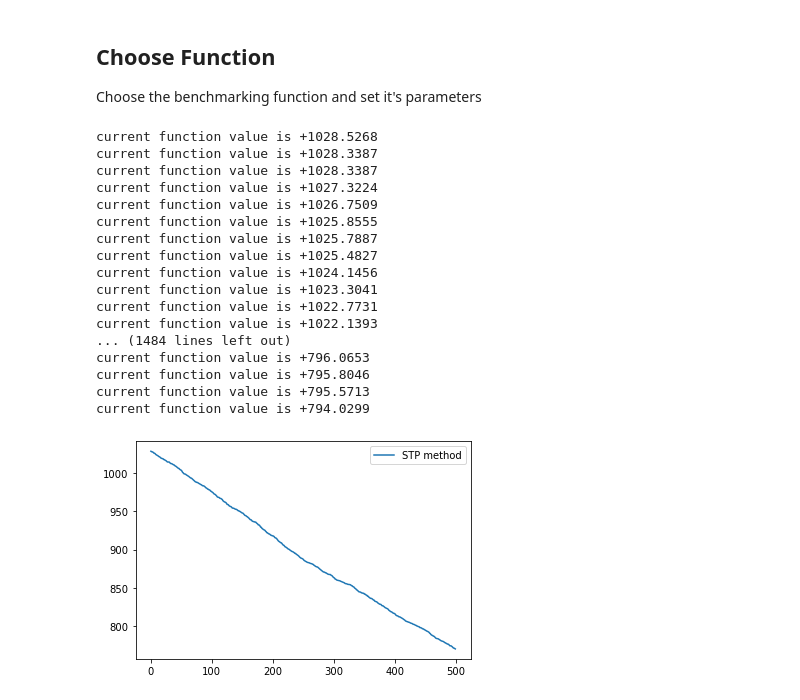
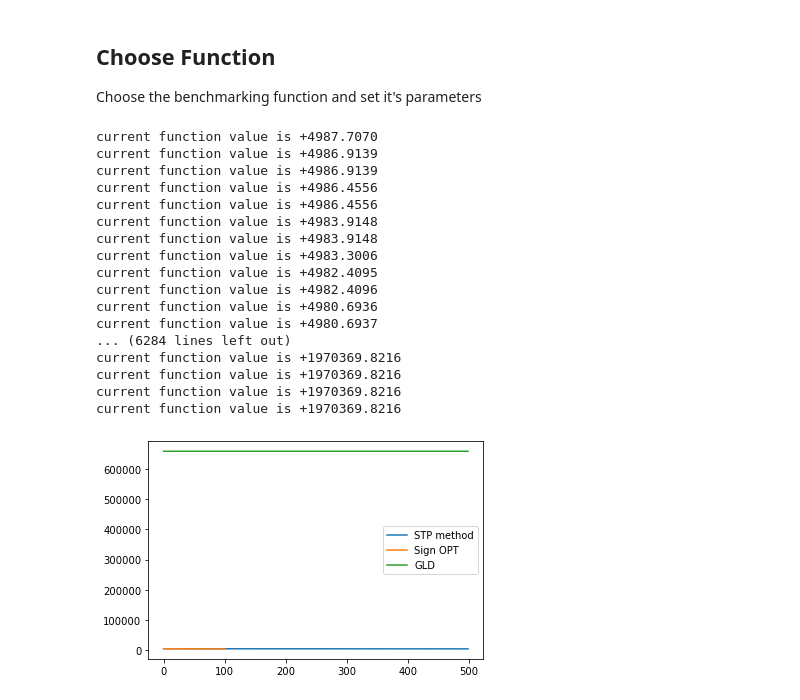
Before and after one commit to DanielMckenzie/CBO_Toolkit, a Jupyter notebook: Untitled Folder/Benchmarking.ipynb, the cells around one changed output. Cells and saved outputs as stored; diff of their text form; code cells hidden in the pictures.

```diff
--- a/Untitled Folder/Benchmarking.ipynb
+++ b/Untitled Folder/Benchmarking.ipynb
@@ -56,9 +58,10 @@ step_size = 0.5
 # %%
 for trials in range(num_trials):
     # Choose new random initialization for each run
-    x_0_all = np.random.randn(n)
-    x_0 = copy.copy(x_0_all)
-    stp = STPOptimizer(direction_vector_type, x_0, n, step_size, obj_func, function_budget)
+    x_0 = np.random.randn(n)
+
+    # Do STP
+    stp = STPOptimizer(direction_vector_type, x_0, n, step_size_STP, obj_func, function_budget)
     termination=False
     while termination is False:
         # optimization step
@@ -68,34 +71,60 @@ for trials in range(num_trials):
 
     # Now try SignOPT
     oracle = Oracle(obj_func)
-    m = 0.01*n
-    r = 0.1
-    signOPT = SignOPT(oracle, function_budget, x_0, m, step_size, r, debug=False, function=obj_func)
-    while termination is False
+    m = 10
+    r = 0.001
+    termination=False
+    signOPT = SignOPT(oracle, function_budget, x_0, m, step_size_signOPT, r, debug=True, function=obj_func)
+    while termination is False:
+        # optimization
+        solution, curr_func_value, termination = signOPT.step()
+        print("current function value is {:+.4f}".format(curr_func_value))
+
+    signOPT_func_list.append(signOPT.f_vals)
+
+    # Now try GLD
+    x_0 = np.random.randn(n)
+    R_ = 10
+    r_ = .01
+    gld = GLDOptimizer(obj_func, x_0, R_, r_, function_budget)
+    termination = False
+    while termination is False:
+        solution, curr_func_value, termination = gld.step()
+        print("current function value is {:+.4f}".format(curr_func_value))
+
+    gld_func_list.append(gld.f_vals)
 # %% [output]
-current function value is +1028.5268
-current function value is +1028.3387
-current function value is +1028.3387
-current function value is +1027.3224
-current function value is +1026.7509
-current function value is +1025.8555
-current function value is +1025.7887
-current function value is +1025.4827
-current function value is +1024.1456
-current function value is +1023.3041
-current function value is +1022.7731
-current function value is +1022.1393
-... (1484 lines left out)
-current function value is +796.0653
-current function value is +795.8046
-current function value is +795.5713
-current function value is +794.0299
+current function value is +4987.7070
+current function value is +4986.9139
+current function value is +4986.9139
+current function value is +4986.4556
+current function value is +4986.4556
+current function value is +4983.9148
+current function value is +4983.9148
+current function value is +4983.3006
+current function value is +4982.4095
+current function value is +4982.4096
+current function value is +4980.6936
+current function value is +4980.6937
+... (6284 lines left out)
+current function value is +1970369.8216
+current function value is +1970369.8216
+current function value is +1970369.8216
+current function value is +1970369.8216
 # %%
 mean_STP = np.mean(stp_func_list, axis=0)
 std_dev_STP = np.std(stp_func_list, axis=0)
+
+mean_signOPT = np.mean(signOPT_func_list, axis=0)
+std_dev_signOPT = np.std(signOPT_func_list, axis=0)
+
+mean_GLD = np.mean(gld_func_list, axis=0)
+std_dev_GLD = np.std(gld_func_list, axis=0)
 # %%
 plt.plot(mean_STP, label="STP method")
+plt.plot(mean_signOPT, label="Sign OPT")
+plt.plot(mean_GLD, label="GLD")
 plt.legend()
 plt.show()
 # %% [output]
-[figure, old version]
+[figure, new version]
```
Also changed, not shown: parts of 4 cells of this notebook, 4 other files.
